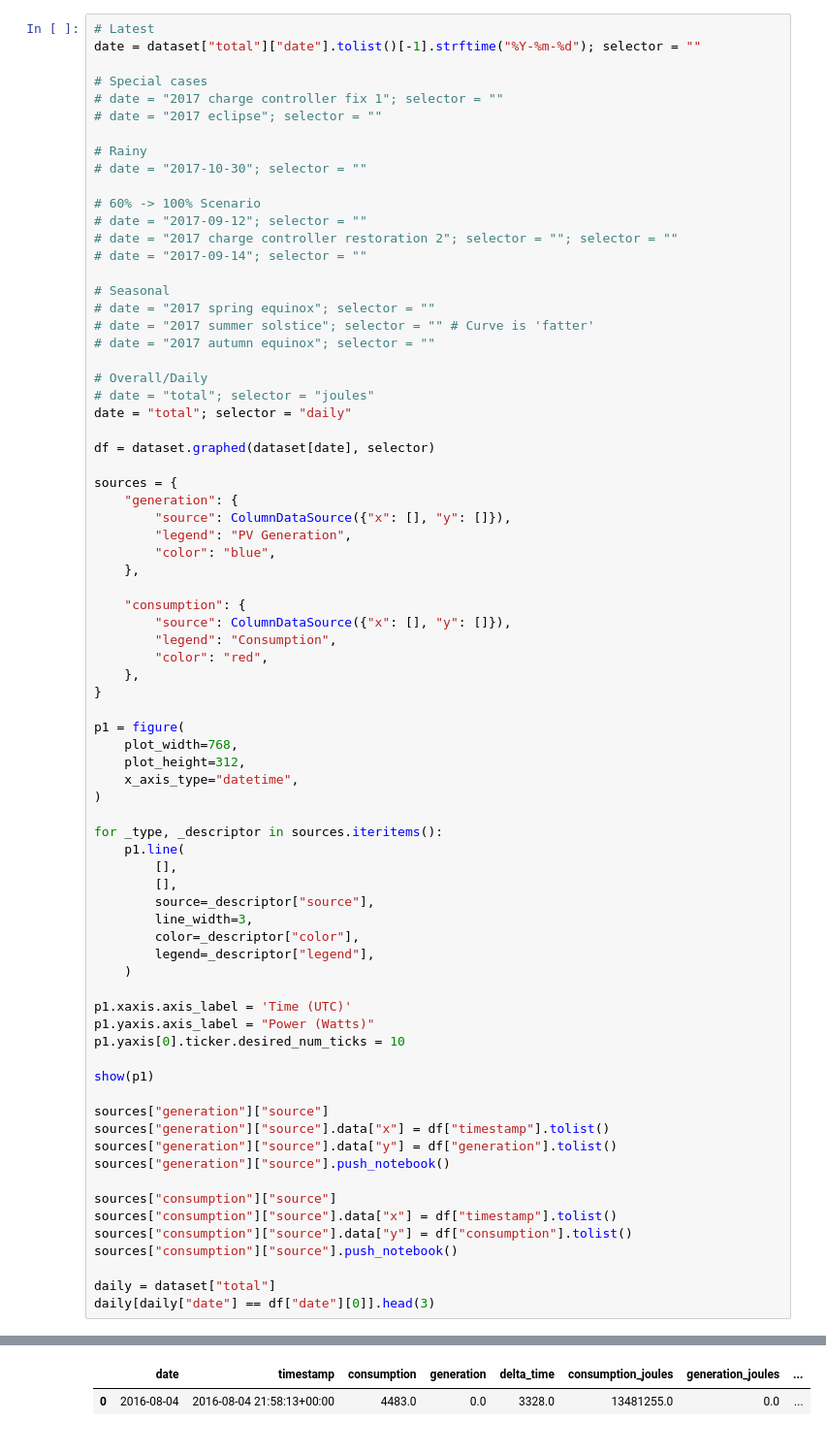
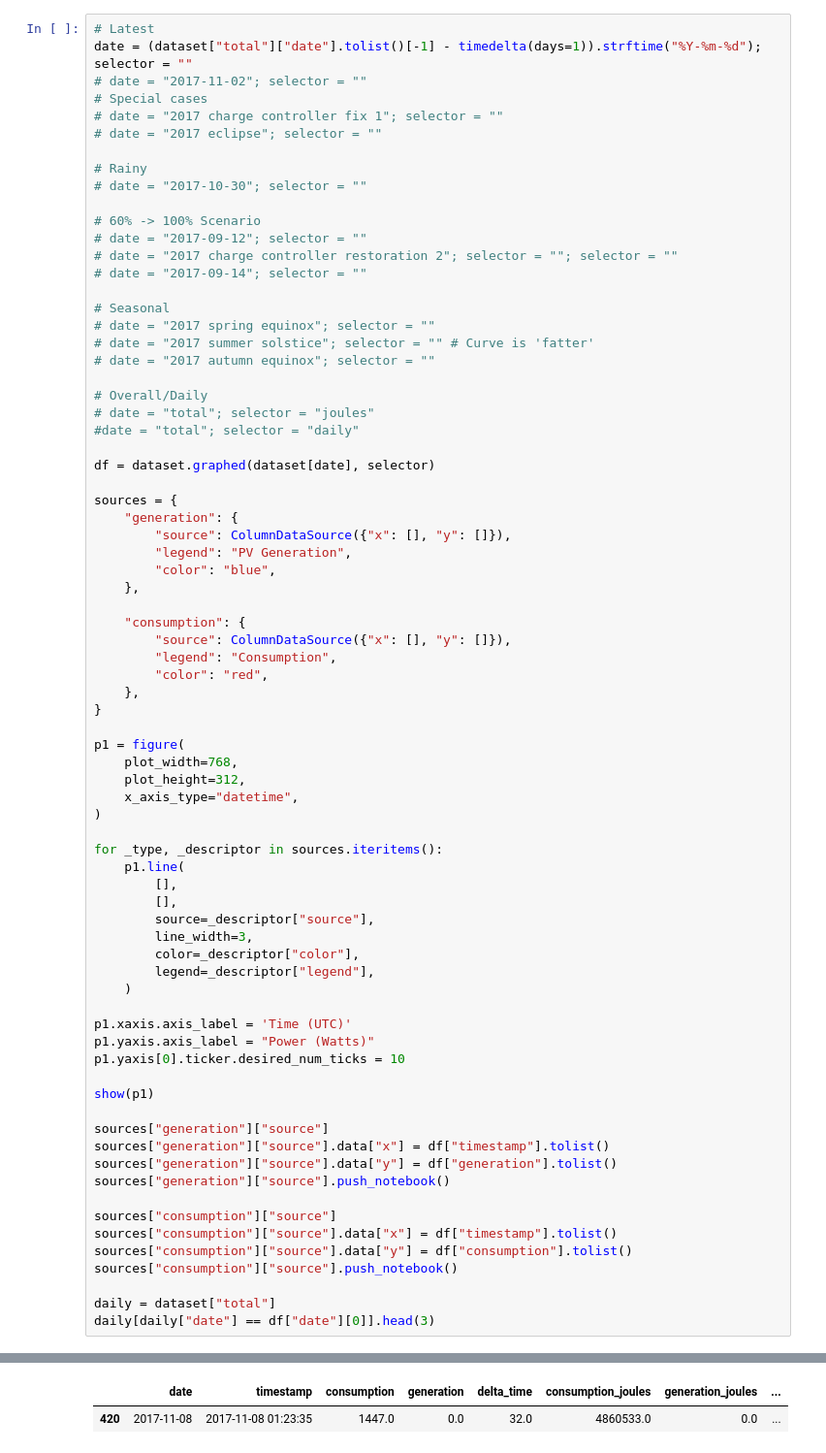
Before and after one commit to damionw/pvData, a Jupyter notebook: pvData/notebooks/Year of Living Solar.ipynb, the cells around one changed output, grey strips where cells are left out. Shown at 97% size. Saved outputs shown, nothing was run; the diff lists cells and outputs as text.

```diff
--- a/pvData/notebooks/Year of Living Solar.ipynb
+++ b/pvData/notebooks/Year of Living Solar.ipynb
@@ -40,7 +40,7 @@ WARNING:root:Computing daily statistics
 # %%
 # Latest
-date = dataset["total"]["date"].tolist()[-1].strftime("%Y-%m-%d"); selector = ""
-
+date = (dataset["total"]["date"].tolist()[-1] - timedelta(days=1)).strftime("%Y-%m-%d"); selector = ""
+# date = "2017-11-02"; selector = ""
 # Special cases
 # date = "2017 charge controller fix 1"; selector = ""
 # date = "2017 eclipse"; selector = ""
@@ -60,7 +60,7 @@ date = dataset["total"]["date"].tolist()[-1].strftime("%Y-%m-%d"); selector = ""
 
 # Overall/Daily
 # date = "total"; selector = "joules"
-date = "total"; selector = "daily"
+#date = "total"; selector = "daily"
 
 df = dataset.graphed(dataset[date], selector)
 
@@ -88,31 +88,31 @@ for _type, _descriptor in sources.iteritems():
     p1.line(
         [],
         [],
         source=_descriptor["source"],
         line_width=3,
         color=_descriptor["color"],
         legend=_descriptor["legend"],
     )
 
 p1.xaxis.axis_label = 'Time (UTC)'
 p1.yaxis.axis_label = "Power (Watts)"
 p1.yaxis[0].ticker.desired_num_ticks = 10
 
 show(p1)
 
 sources["generation"]["source"]
 sources["generation"]["source"].data["x"] = df["timestamp"].tolist()
 sources["generation"]["source"].data["y"] = df["generation"].tolist()
 sources["generation"]["source"].push_notebook()
 
 sources["consumption"]["source"]
 sources["consumption"]["source"].data["x"] = df["timestamp"].tolist()
 sources["consumption"]["source"].data["y"] = df["consumption"].tolist()
 sources["consumption"]["source"].push_notebook()
 
 daily = dataset["total"]
 daily[daily["date"] == df["date"][0]].head(3)
 # %% [output]
 [interactive output not drawn]
 |  | date | timestamp | consumption | generation | delta_time | consumption_joules | generation_joules | ... |
-| 0 | 2016-08-04 | 2016-08-04 21:58:13+00:00 | 4483.0 | 0.0 | 3328.0 | 13481255.0 | 0.0 | ... |
+| 420 | 2017-11-08 | 2017-11-08 01:23:35 | 1447.0 | 0.0 | 32.0 | 4860533.0 | 0.0 | ... |
```
Also changed, not shown: parts of 2 cells of this notebook, 6 other files.
